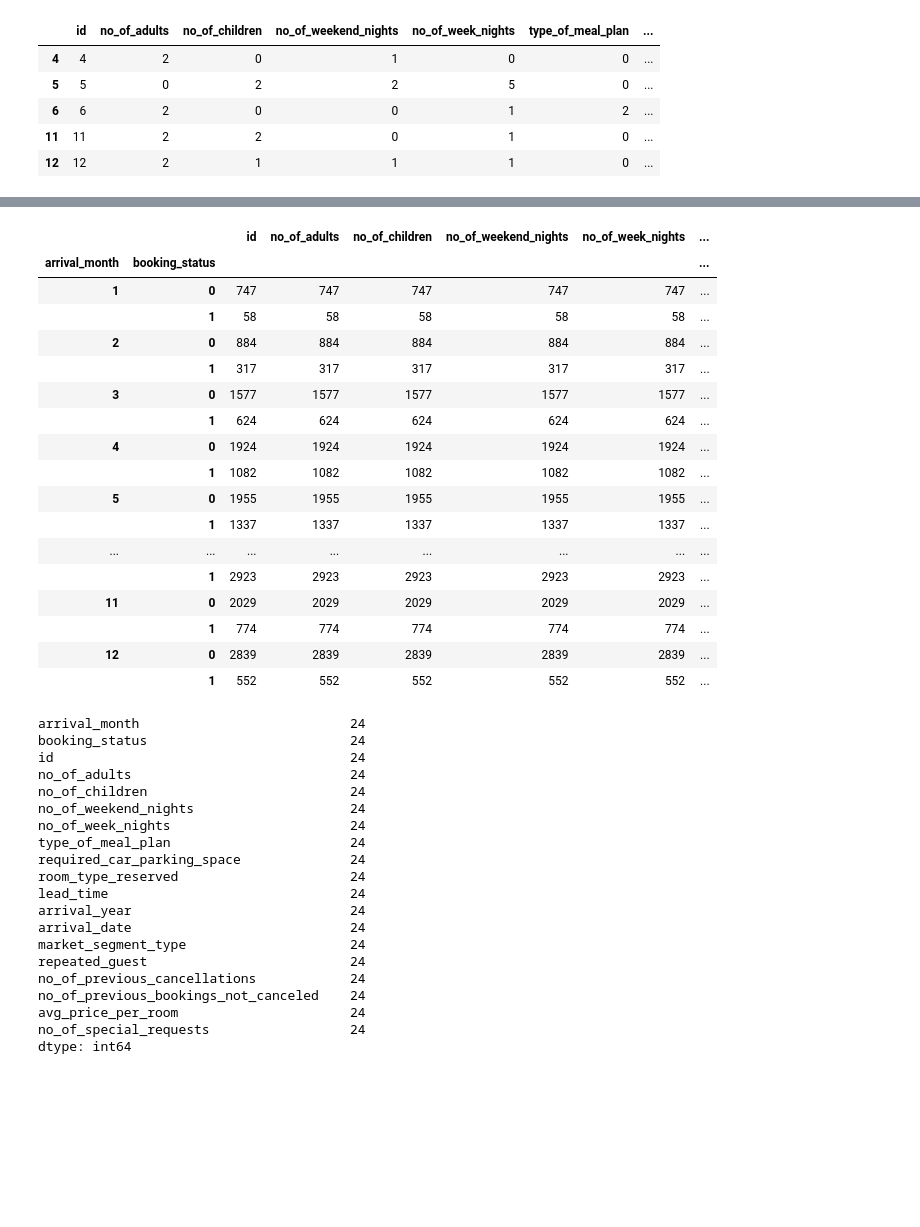
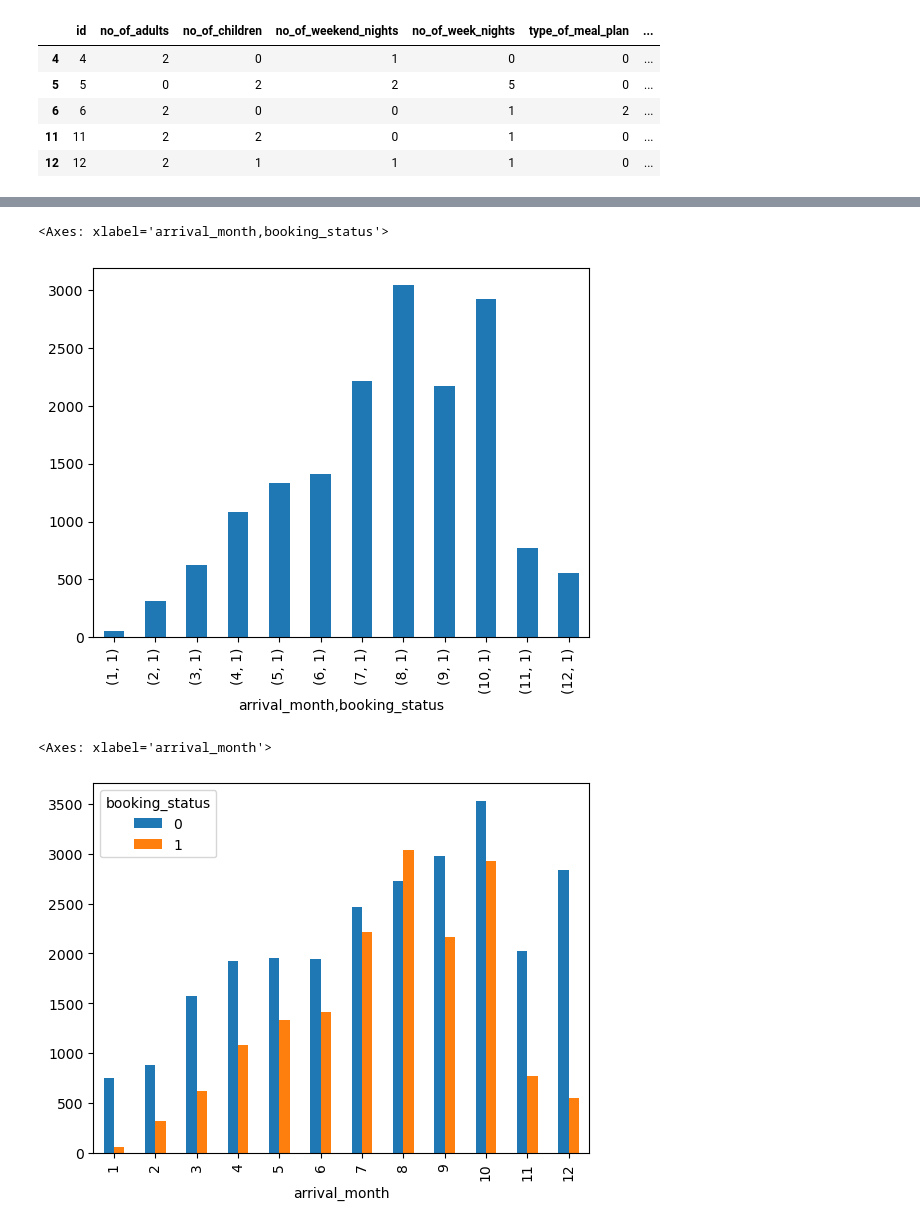
Before and after one commit to UpendraSinghRathore85/ML-Projects-Python, a Jupyter notebook: Supervised Algorithms/Day 140 - ML Boosting -1.ipynb, the cells around one changed output, grey strips where cells are left out. Saved outputs shown, nothing was run; the diff lists cells and outputs as text; code cells hidden in the pictures; blank space fills up the shorter version.

```diff
--- a/Supervised Algorithms/Day 140 - ML Boosting -1.ipynb
+++ b/Supervised Algorithms/Day 140 - ML Boosting -1.ipynb
@@ -88,45 +101,11 @@ df.booking_status
 # %%
-df_1 = df.groupby(['arrival_month',  'booking_status'])[].agg('count')
-df_1
+df_cancelled = df[df['booking_status'] == 1]
+pd.DataFrame(df_cancelled.groupby(['arrival_month', 'booking_status']).count()).loc[:,'id'].plot(kind='bar')
 # %% [output]
-|  |  | id | no_of_adults | no_of_children | no_of_weekend_nights | no_of_week_nights | ... |
-| arrival_month | booking_status |  |  |  |  |  | ... |
-| 1 | 0 | 747 | 747 | 747 | 747 | 747 | ... |
-|  | 1 | 58 | 58 | 58 | 58 | 58 | ... |
-| 2 | 0 | 884 | 884 | 884 | 884 | 884 | ... |
-|  | 1 | 317 | 317 | 317 | 317 | 317 | ... |
-| 3 | 0 | 1577 | 1577 | 1577 | 1577 | 1577 | ... |
-|  | 1 | 624 | 624 | 624 | 624 | 624 | ... |
-| 4 | 0 | 1924 | 1924 | 1924 | 1924 | 1924 | ... |
-|  | 1 | 1082 | 1082 | 1082 | 1082 | 1082 | ... |
-| 5 | 0 | 1955 | 1955 | 1955 | 1955 | 1955 | ... |
-|  | 1 | 1337 | 1337 | 1337 | 1337 | 1337 | ... |
-| ... | ... | ... | ... | ... | ... | ... | ... |
-|  | 1 | 2923 | 2923 | 2923 | 2923 | 2923 | ... |
-| 11 | 0 | 2029 | 2029 | 2029 | 2029 | 2029 | ... |
-|  | 1 | 774 | 774 | 774 | 774 | 774 | ... |
-| 12 | 0 | 2839 | 2839 | 2839 | 2839 | 2839 | ... |
-|  | 1 | 552 | 552 | 552 | 552 | 552 | ... |
+<Axes: xlabel='arrival_month,booking_status'>
+[figure, added]
 # %%
-df_1
+pd.pivot_table(index='arrival_month', columns='booking_status', data=df, aggfunc='size').plot(kind='bar')
 # %% [output]
-arrival_month                           24
-booking_status                          24
-id                                      24
-no_of_adults                            24
-no_of_children                          24
-no_of_weekend_nights                    24
-no_of_week_nights                       24
-type_of_meal_plan                       24
-required_car_parking_space              24
-room_type_reserved                      24
-lead_time                               24
-arrival_year                            24
-arrival_date                            24
-market_segment_type                     24
-repeated_guest                          24
-no_of_previous_cancellations            24
-no_of_previous_bookings_not_canceled    24
-avg_price_per_room                      24
-no_of_special_requests                  24
-dtype: int64
+<Axes: xlabel='arrival_month'>
+[figure, added]
```
Also changed, not shown: parts of 10 cells of this notebook, 6 other files.
